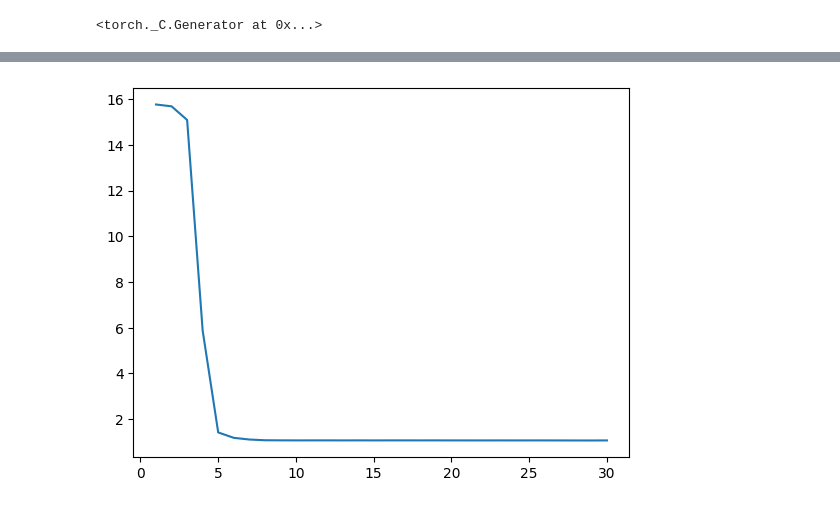
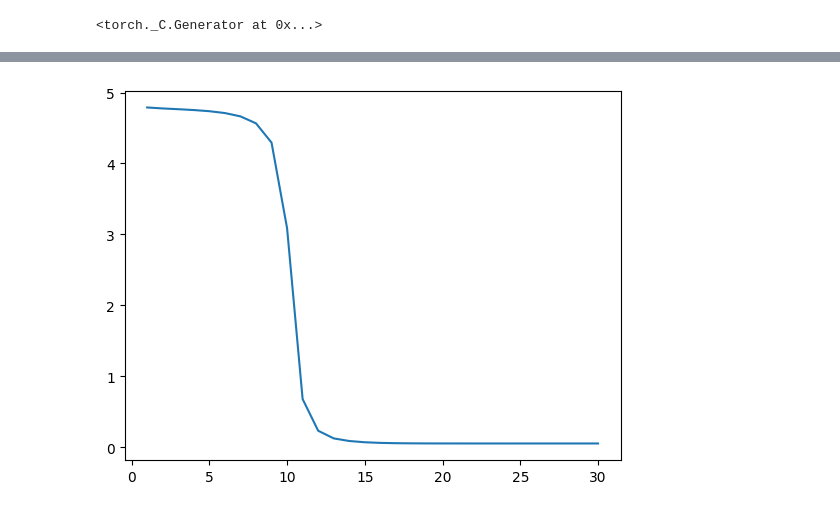
Before and after one commit to JHeinzde/pytorch-playground, a Jupyter notebook: pytorch-autoencoder.ipynb, the cells around one changed output, grey strips where cells are left out. Drawn from its saved outputs; the diff is of its cells as text; code cells hidden in the pictures.

```diff
--- a/pytorch-autoencoder.ipynb
+++ b/pytorch-autoencoder.ipynb
@@ -63,17 +68,17 @@ class AutoEncoder(nn.Module):
     def __init__(self):
         super().__init__()
         self.layers = torch.nn.Sequential(
-            nn.Linear(20, 20, bias=False),
+            nn.Linear(10, 10, bias=False),
             nn.LeakyReLU(),
-            nn.Linear(20, 10, bias=False),
+            nn.Linear(10, 5, bias=False),
             nn.LeakyReLU(),
-            nn.Linear(10, 2, bias=False),
+            nn.Linear(5, 2, bias=False),
             nn.LeakyReLU(),
-            nn.Linear(2, 10, bias=False),
+            nn.Linear(2, 5, bias=False),
             nn.LeakyReLU(),
-            nn.Linear(10, 20, bias=False),
+            nn.Linear(5, 10, bias=False),
             nn.LeakyReLU(),
-            nn.Linear(20, 20, bias=False)
+            nn.Linear(10, 10, bias=False)
         ).to(device)
 
     def forward(self, x):
@@ -116,6 +121,8 @@ def my_plot(epochs, loss):
     plt.plot(epochs, loss)
 
 
+rips = Rips()
+
 training_samples = []
 validation_data = []
 outlier_data_set = []
@@ -137,10 +144,26 @@ for i in range(50):
 
 for i in range(0, 1000, 10):
     sample = training_samples[i:i + 10]
+    persistence_diagram = rips.fit_transform(np.array(sample))
+    # lets take the first 1d and then 4 lower dimensional features. If there are none just fill with 0.0
     t_data = []
-    for x, y in sample:
+
+    zero_d = persistence_diagram[0]
+    one_d = persistence_diagram[0]
+    points_zero = zero_d[-5:]
+    points_one = one_d[-2:]
+
+    #print(points_one[0])
+    #print(points_zero[:4])
+    # We need to ignore the "last" points in our collection here since they are [0,inf] are useless for our usecase.
+
+    t_data.append(points_one[0][0])
+    t_data.append(points_one[0][1])
+
+    for x, y in points_zero[:4]:
         t_data.append(x)
         t_data.append(y)
+    print(t_data)
     transformed_data.append(t_data)
 
 for i in range(0, 200, 10):
@@ -163,11 +186,11 @@ mixin_training = transformed_data + t_outlier_data
 transformed_data = torch.tensor(transformed_data, dtype=torch.float32).to(device)
 t_validation_data = torch.tensor(t_validation_data, dtype=torch.float32).to(device)
 t_outlier_data = torch.tensor(t_outlier_data, dtype=torch.float32).to(device)
-mixin_training = torch.tensor(mixin_training, dtype=torch.float32).to(device)
+#mixin_training = torch.tensor(mixin_training, dtype=torch.float32).to(device)
 
 ae = AutoEncoder()
 ae_trainer = AETrainer(ae)
-losses = ae_trainer.train(mixin_training)
+losses = ae_trainer.train(transformed_data)
 my_plot(np.linspace(1, 30, 30).astype(int), losses)
 b = transformed_data[0]
 #print(b)
@@ -182,15 +205,12 @@ print(a * transformed_data[0].norm(p=2, dim=0, keepdim=True))
 
 second_x = []
 second_y = []
-for d in mixin_training:
+for d in transformed_data:
+    print(d)
     s = ae.forward(torch.nn.functional.normalize(d, p=2, dim=0)).cpu().detach()
     s = s * d.norm(p=2, dim=0, keepdim=True).cpu()
     print(s)
-    for i in range(0, 20, 2):
+    for i in range(0, 10, 2):
         second_x.append(s[i])
         second_y.append(s[i + 1])
-
-
-#print(second_y)
-#print(second_x)
 # %% [output]
@@ -214,2 +234,2 @@ tensor([ 0.1924,  0.2223,  0.0284,  0.1087,  0.0785,  0.2130,  0.0235,  0.0480,
-[figure, old version]
+[figure, new version]
 # %%
```
Also changed, not shown: parts of 5 cells of this notebook.
